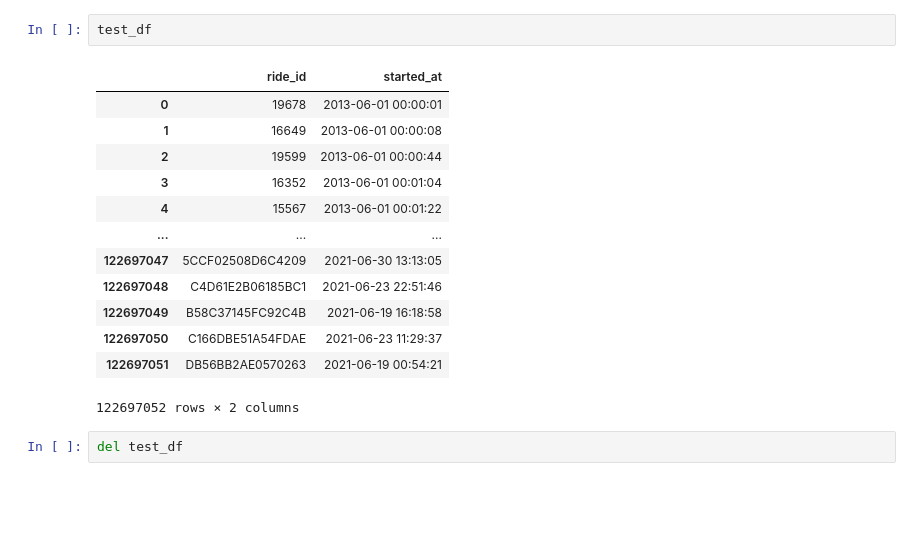
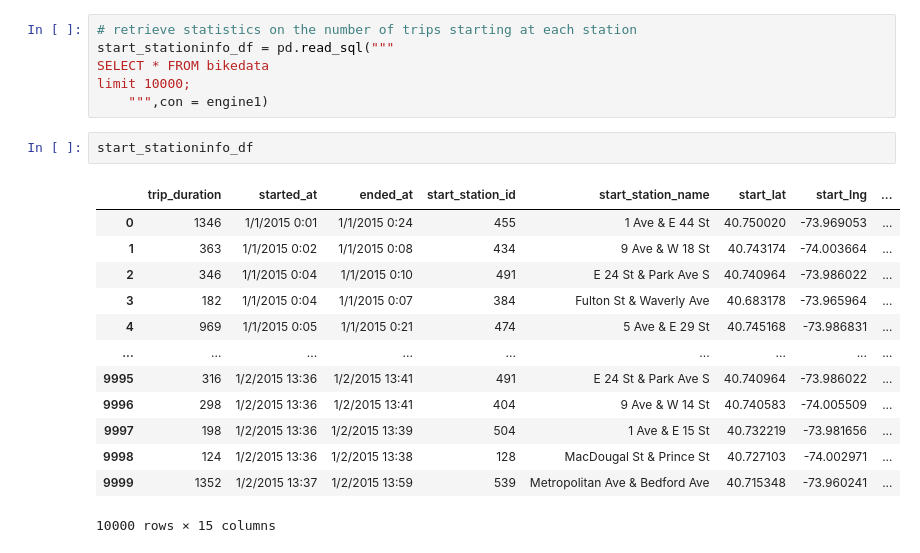
Before and after one commit to bakerv/citibike-data-extraction_2013-2021, a Jupyter notebook: main.ipynb, the cells around one changed output. Drawn from its saved outputs; the diff is of its cells as text; blank space fills up the shorter version.

```diff
--- a/main.ipynb
+++ b/main.ipynb
@@ -234,18 +365,22 @@ test_df
-# %%
-test_df
-# %% [output]
-|  | ride_id | started_at |
-| 0 | 19678 | 2013-06-01 00:00:01 |
-| 1 | 16649 | 2013-06-01 00:00:08 |
-| 2 | 19599 | 2013-06-01 00:00:44 |
-| 3 | 16352 | 2013-06-01 00:01:04 |
-| 4 | 15567 | 2013-06-01 00:01:22 |
-| ... | ... | ... |
-| 122697047 | 5CCF02508D6C4209 | 2021-06-30 13:13:05 |
-| 122697048 | C4D61E2B06185BC1 | 2021-06-23 22:51:46 |
-| 122697049 | B58C37145FC92C4B | 2021-06-19 16:18:58 |
-| 122697050 | C166DBE51A54FDAE | 2021-06-23 11:29:37 |
-| 122697051 | DB56BB2AE0570263 | 2021-06-19 00:54:21 |
-122697052 rows × 2 columns
-# %%
-del test_df
+# %%
+# retrieve statistics on the number of trips starting at each station
+start_stationinfo_df = pd.read_sql("""
+SELECT * FROM bikedata
+limit 10000;
+    """,con = engine1)
+# %%
+start_stationinfo_df
+# %% [output]
+|  | trip_duration | started_at | ended_at | start_station_id | start_station_name | start_lat | start_lng | ... |
+| 0 | 1346 | 1/1/2015 0:01 | 1/1/2015 0:24 | 455 | 1 Ave & E 44 St | 40.750020 | -73.969053 | ... |
+| 1 | 363 | 1/1/2015 0:02 | 1/1/2015 0:08 | 434 | 9 Ave & W 18 St | 40.743174 | -74.003664 | ... |
+| 2 | 346 | 1/1/2015 0:04 | 1/1/2015 0:10 | 491 | E 24 St & Park Ave S | 40.740964 | -73.986022 | ... |
+| 3 | 182 | 1/1/2015 0:04 | 1/1/2015 0:07 | 384 | Fulton St & Waverly Ave | 40.683178 | -73.965964 | ... |
+| 4 | 969 | 1/1/2015 0:05 | 1/1/2015 0:21 | 474 | 5 Ave & E 29 St | 40.745168 | -73.986831 | ... |
+| ... | ... | ... | ... | ... | ... | ... | ... | ... |
+| 9995 | 316 | 1/2/2015 13:36 | 1/2/2015 13:41 | 491 | E 24 St & Park Ave S | 40.740964 | -73.986022 | ... |
+| 9996 | 298 | 1/2/2015 13:36 | 1/2/2015 13:41 | 404 | 9 Ave & W 14 St | 40.740583 | -74.005509 | ... |
+| 9997 | 198 | 1/2/2015 13:36 | 1/2/2015 13:39 | 504 | 1 Ave & E 15 St | 40.732219 | -73.981656 | ... |
+| 9998 | 124 | 1/2/2015 13:36 | 1/2/2015 13:38 | 128 | MacDougal St & Prince St | 40.727103 | -74.002971 | ... |
+| 9999 | 1352 | 1/2/2015 13:37 | 1/2/2015 13:59 | 539 | Metropolitan Ave & Bedford Ave | 40.715348 | -73.960241 | ... |
+10000 rows × 15 columns
```
Also changed, not shown: parts of 29 cells of this notebook, 2 other files.
